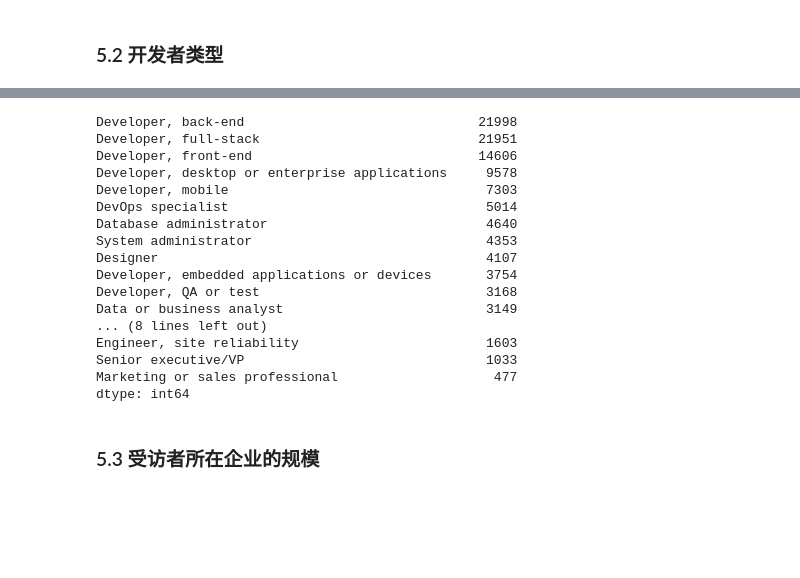
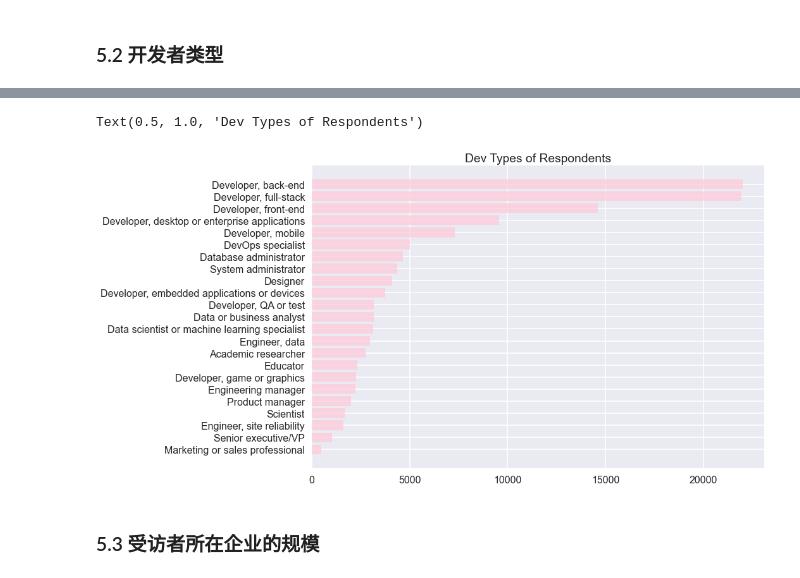
Before and after one commit to Honour-Van/Python-Data-Analysis-IM-22-Spring, a Jupyter notebook: EDA/探索式数据分析.ipynb, the cells around one changed output, grey strips where cells are left out. Drawn from its saved outputs; the diff is of its cells as text; code cells hidden in the pictures; blank space fills up the shorter version.

```diff
--- a/EDA/探索式数据分析.ipynb
+++ b/EDA/探索式数据分析.ipynb
@@ -264,25 +264,13 @@ dev_list.head(5)
 | 5 | Designer | Developer, front-end | Developer, mobile | None | None | None | None | None | None | None | None | ... |
 | 7 | Developer, back-end | Developer, desktop or enterprise ... | Developer, game or graphics | None | None | None | None | None | None | None | None | ... |
 # %%
-dev_list.stack().value_counts()
+dev_type = dev_list.stack().value_counts()
+dev_type = dev_type[::-1]
+plt.barh(dev_type.index,dev_type,alpha=0.7,color='#FEC8D8')
+plt.title('Dev Types of Respondents')
 # %% [output]
-Developer, back-end                              21998
-Developer, full-stack                            21951
-Developer, front-end                             14606
-Developer, desktop or enterprise applications     9578
-Developer, mobile                                 7303
-DevOps specialist                                 5014
-Database administrator                            4640
-System administrator                              4353
-Designer                                          4107
-Developer, embedded applications or devices       3754
-Developer, QA or test                             3168
-Data or business analyst                          3149
-... (8 lines left out)
-Engineer, site reliability                        1603
-Senior executive/VP                               1033
-Marketing or sales professional                    477
-dtype: int64
+Text(0.5, 1.0, 'Dev Types of Respondents')
+[figure, added]
 # %% [markdown]
 ### 5.3 受访者所在企业的规模
 # %%
```
